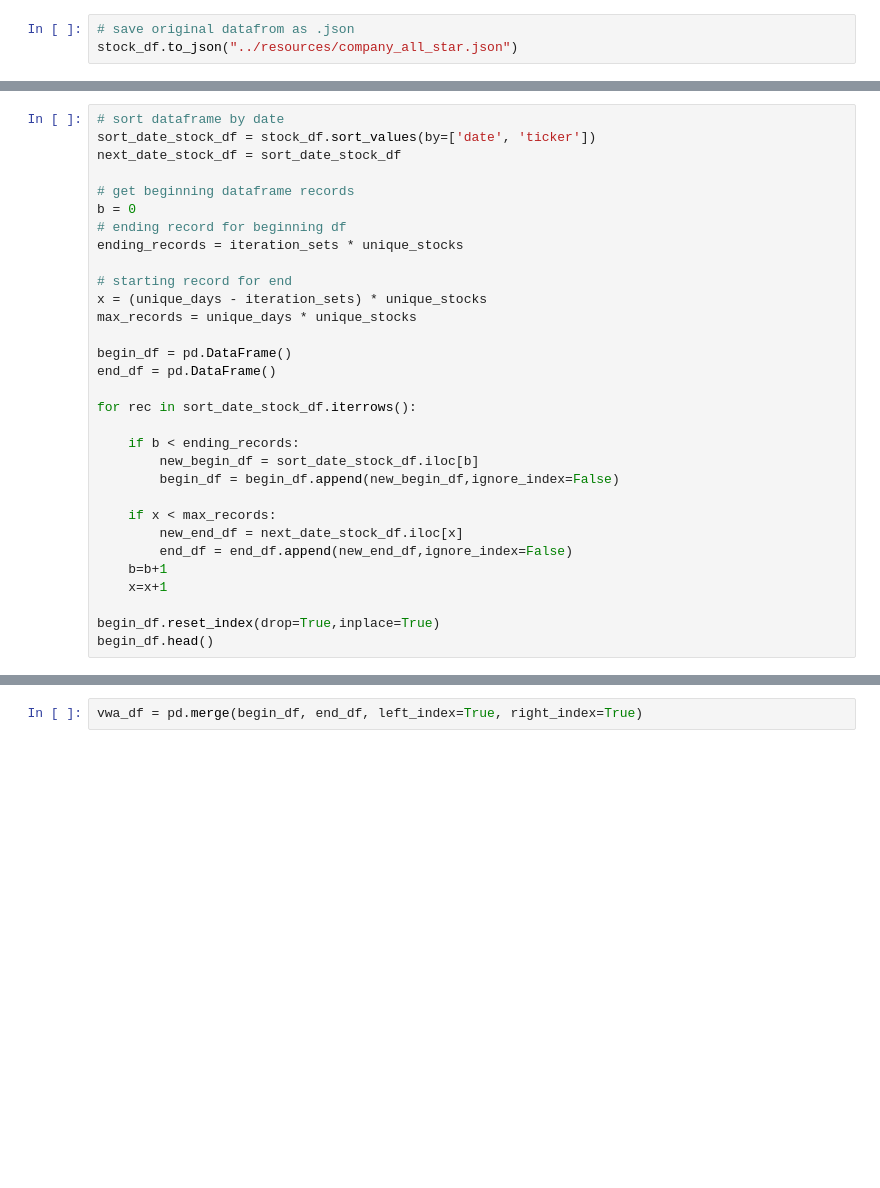
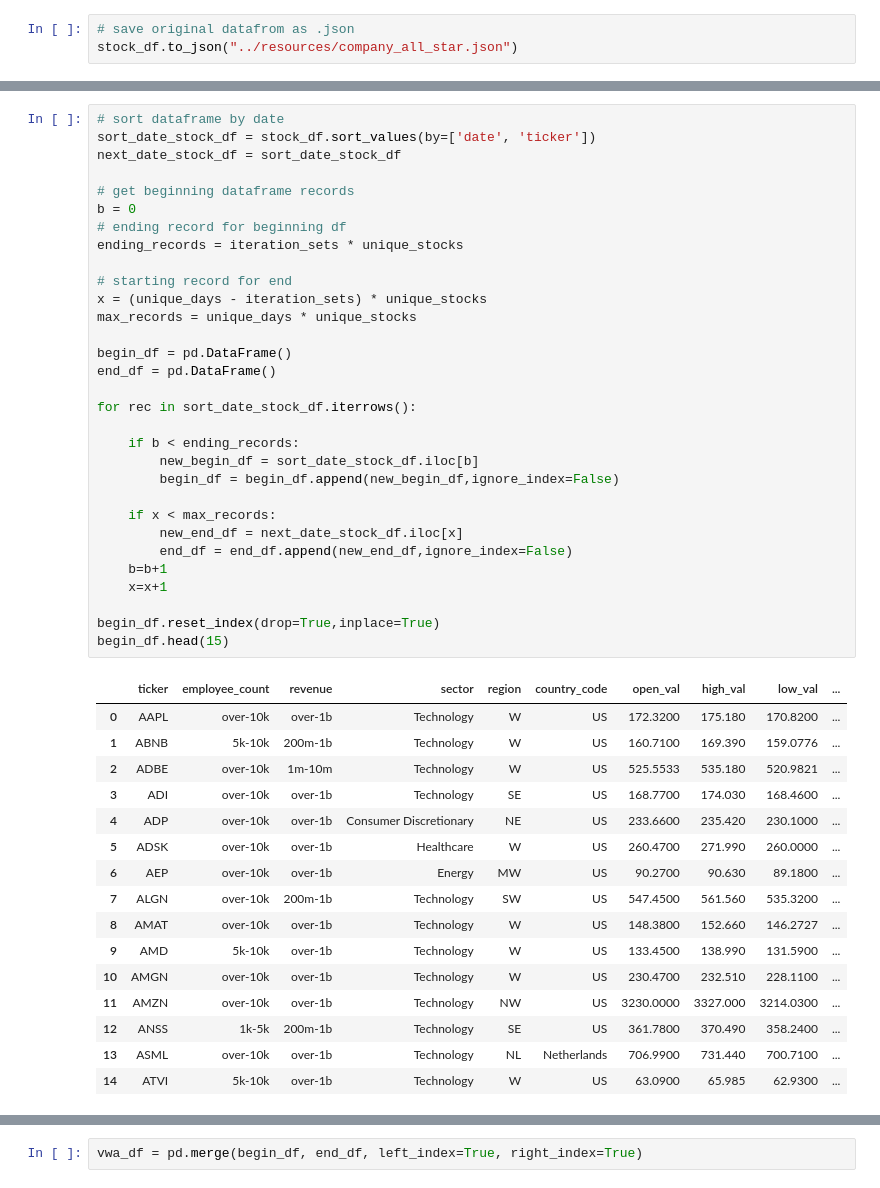
Before and after one commit to kjkubik/CompanyLocationAndStocks, a Jupyter notebook: source/random_forest_v3_1E.ipynb, the cells around one changed output, grey strips where cells are left out. Drawn from its saved outputs; the diff is of its cells as text; blank space fills up the shorter version.

```diff
--- a/source/random_forest_v3_1E.ipynb
+++ b/source/random_forest_v3_1E.ipynb
@@ -97,34 +116,51 @@ print("DataFrame Length: ", length_of_df)
 # %%
 # sort dataframe by date
 sort_date_stock_df = stock_df.sort_values(by=['date', 'ticker'])
 next_date_stock_df = sort_date_stock_df
 
 # get beginning dataframe records
 b = 0
 # ending record for beginning df
 ending_records = iteration_sets * unique_stocks
 
 # starting record for end
 x = (unique_days - iteration_sets) * unique_stocks
 max_records = unique_days * unique_stocks
 
 begin_df = pd.DataFrame()
 end_df = pd.DataFrame()
 
 for rec in sort_date_stock_df.iterrows():
 
     if b < ending_records:
         new_begin_df = sort_date_stock_df.iloc[b]
         begin_df = begin_df.append(new_begin_df,ignore_index=False)
 
     if x < max_records:
         new_end_df = next_date_stock_df.iloc[x]
         end_df = end_df.append(new_end_df,ignore_index=False)
     b=b+1
     x=x+1
 
 begin_df.reset_index(drop=True,inplace=True)
-begin_df.head()
+begin_df.head(15)
+# %% [output]
+|  | ticker | employee_count | revenue | sector | region | country_code | open_val | high_val | low_val | ... |
+| 0 | AAPL | over-10k | over-1b | Technology | W | US | 172.3200 | 175.180 | 170.8200 | ... |
+| 1 | ABNB | 5k-10k | 200m-1b | Technology | W | US | 160.7100 | 169.390 | 159.0776 | ... |
+| 2 | ADBE | over-10k | 1m-10m | Technology | W | US | 525.5533 | 535.180 | 520.9821 | ... |
+| 3 | ADI | over-10k | over-1b | Technology | SE | US | 168.7700 | 174.030 | 168.4600 | ... |
+| 4 | ADP | over-10k | over-1b | Consumer Discretionary | NE | US | 233.6600 | 235.420 | 230.1000 | ... |
+| 5 | ADSK | over-10k | over-1b | Healthcare | W | US | 260.4700 | 271.990 | 260.0000 | ... |
+| 6 | AEP | over-10k | over-1b | Energy | MW | US | 90.2700 | 90.630 | 89.1800 | ... |
+| 7 | ALGN | over-10k | 200m-1b | Technology | SW | US | 547.4500 | 561.560 | 535.3200 | ... |
+| 8 | AMAT | over-10k | over-1b | Technology | W | US | 148.3800 | 152.660 | 146.2727 | ... |
+| 9 | AMD | 5k-10k | over-1b | Technology | W | US | 133.4500 | 138.990 | 131.5900 | ... |
+| 10 | AMGN | over-10k | over-1b | Technology | W | US | 230.4700 | 232.510 | 228.1100 | ... |
+| 11 | AMZN | over-10k | over-1b | Technology | NW | US | 3230.0000 | 3327.000 | 3214.0300 | ... |
+| 12 | ANSS | 1k-5k | 200m-1b | Technology | SE | US | 361.7800 | 370.490 | 358.2400 | ... |
+| 13 | ASML | over-10k | over-1b | Technology | NL | Netherlands | 706.9900 | 731.440 | 700.7100 | ... |
+| 14 | ATVI | 5k-10k | over-1b | Technology | W | US | 63.0900 | 65.985 | 62.9300 | ... |
 # %%
 # # sort dataframe by date
 # sort_date_stock_df = stock_df.sort_values(by=['date', 'ticker'])
```
Also changed, not shown: parts of 14 cells of this notebook, 1 other file.
